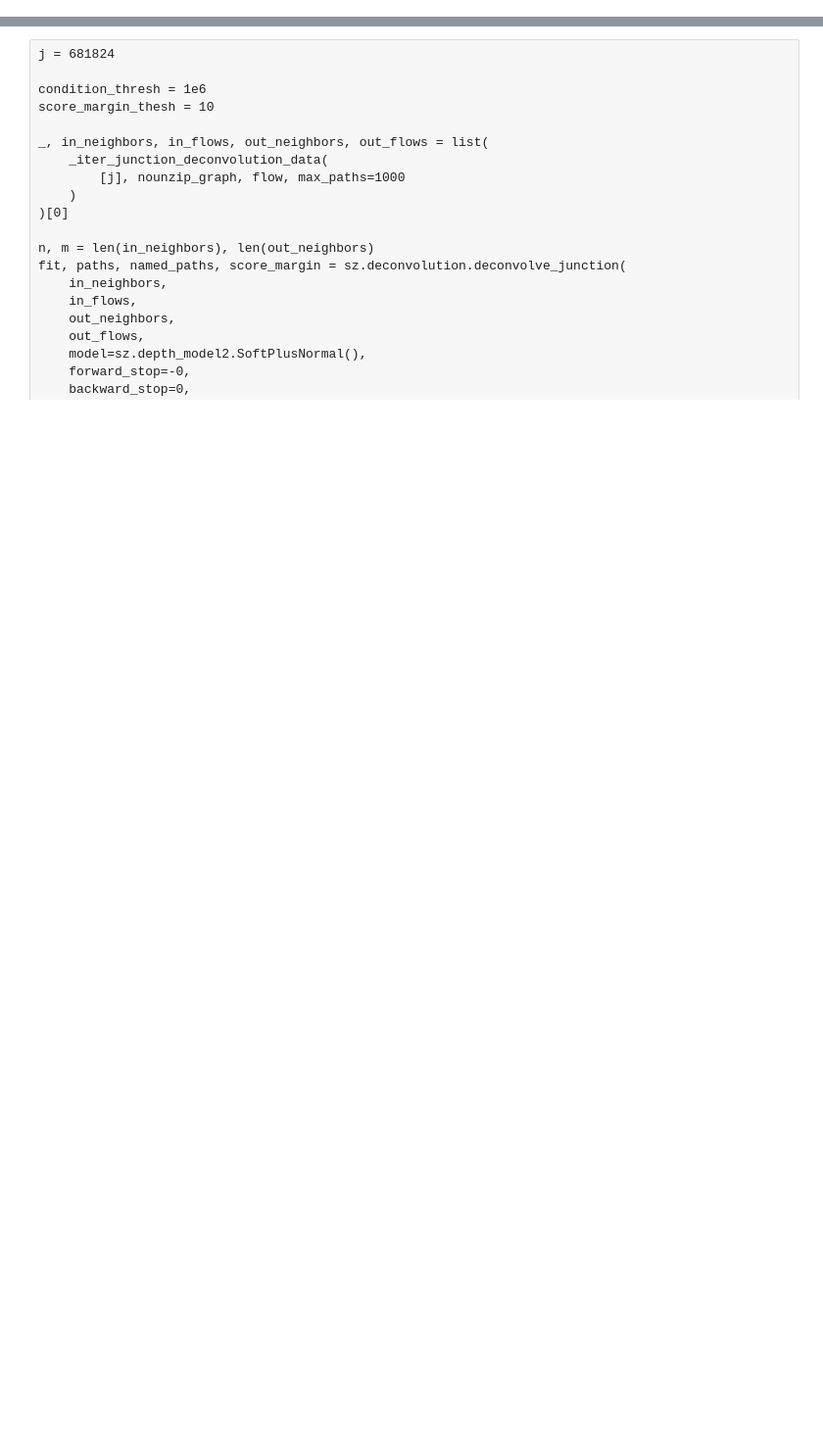
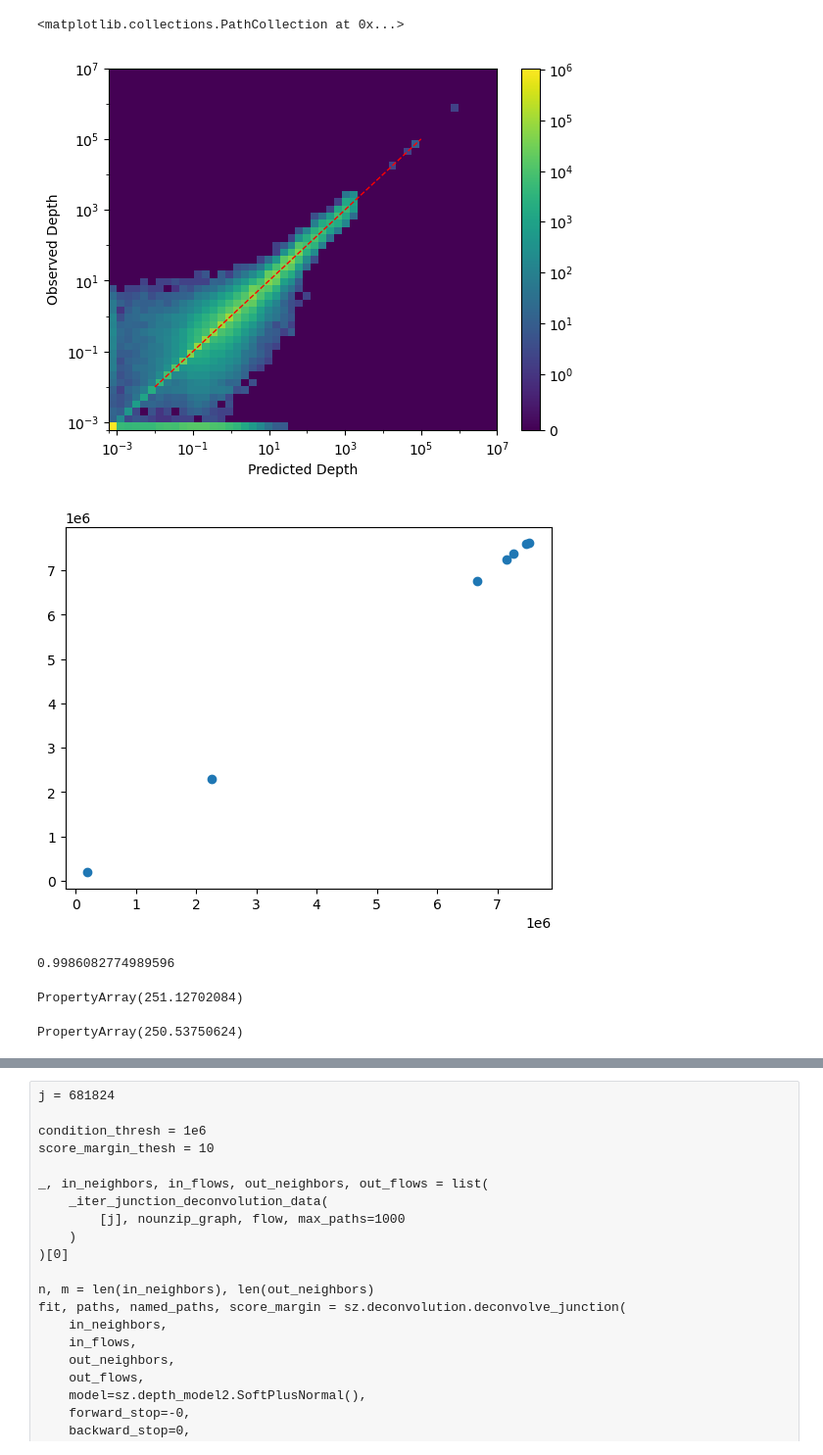
Before and after one commit to bsmith89/strain-aware-assembly, a Jupyter notebook: nb/explore_results.ipynb, the cells around one changed output, grey strips where cells are left out. Shown at 98% size. Saved outputs shown, nothing was run; the diff lists cells and outputs as text; code cells hidden in the pictures; blank space fills up the shorter version.

```diff
--- a/nb/explore_results.ipynb
+++ b/nb/explore_results.ipynb
@@ -645,0 +208,8 @@ plt.xscale('symlog', linthresh=1e-4)
+# %%
+%%time
+
+print(
+    (final_results.length * final_results.total_depth).sum()
+    / final_results.total_depth.sum()
+)
+final_segment_depth = sz.results.extract_segment_depth(final_graph)
@@ -645,0 +224,28 @@ plt.xscale('symlog', linthresh=1e-4)
+# %%
+%%time
+
+y, x = obs_segment_depth.align(final_segment_depth, join="left")
+
+bins = np.concatenate([[0], np.logspace(-3, 7, num=50)])
+
+fig = plt.figure()
+plt.hist2d(
+    x.values.ravel(),
+    y.values.ravel(),
+    bins=bins,
+    norm=mpl.colors.SymLogNorm(linthresh=1),
+)
+plt.xscale("symlog", linthresh=1e-3, linscale=0.2)
+plt.yscale("symlog", linthresh=1e-3, linscale=0.2)
+plt.plot([1e-2, 1e5], [1e-2, 1e5], lw=1, linestyle="--", color="r")
+plt.colorbar()
+plt.xticks(np.logspace(-3, 7, num=6))
+plt.yticks(np.logspace(-3, 7, num=6))
+plt.xlabel("Predicted Depth")
+plt.ylabel("Observed Depth")
+
+print(sp.stats.pearsonr(x.values.ravel(), y.values.ravel()))
+
+fig = plt.figure()
+plt.scatter(x.sum(), y.sum())
+# %% [output]
@@ -645,0 +255,23 @@ plt.xscale('symlog', linthresh=1e-4)
+<matplotlib.collections.PathCollection at 0x...>
+[figure, added]
+[figure, added]
+# %%
+sp.stats.pearsonr(x.values.ravel(), y.values.ravel()).statistic ** 2
+# %% [output]
+0.9986082774989596
+# %%
+notips_graph = sz.io.load_graph(
+    f"data/group/{group}/r.proc.ggcat-{graph_type}.notips-2.smoothed-6.sz"
+)
+notips_results = sz.results.extract_vertex_data(notips_graph)
+sz.stats.depth_weighted_mean_tig_length(notips_graph)
+# %% [output]
+PropertyArray(251.12702084)
+# %%
+notips_unsmoothed_graph = sz.io.load_graph(
+    f"data/group/{group}/r.proc.ggcat-{graph_type}.notips-2.sz"
+)
+notips_unsmoothed_results = sz.results.extract_vertex_data(notips_unsmoothed_graph)
+sz.stats.depth_weighted_mean_tig_length(notips_unsmoothed_graph)
+# %% [output]
+PropertyArray(250.53750624)
```
Also changed, not shown: parts of 207 cells of this notebook, 18 other files.
